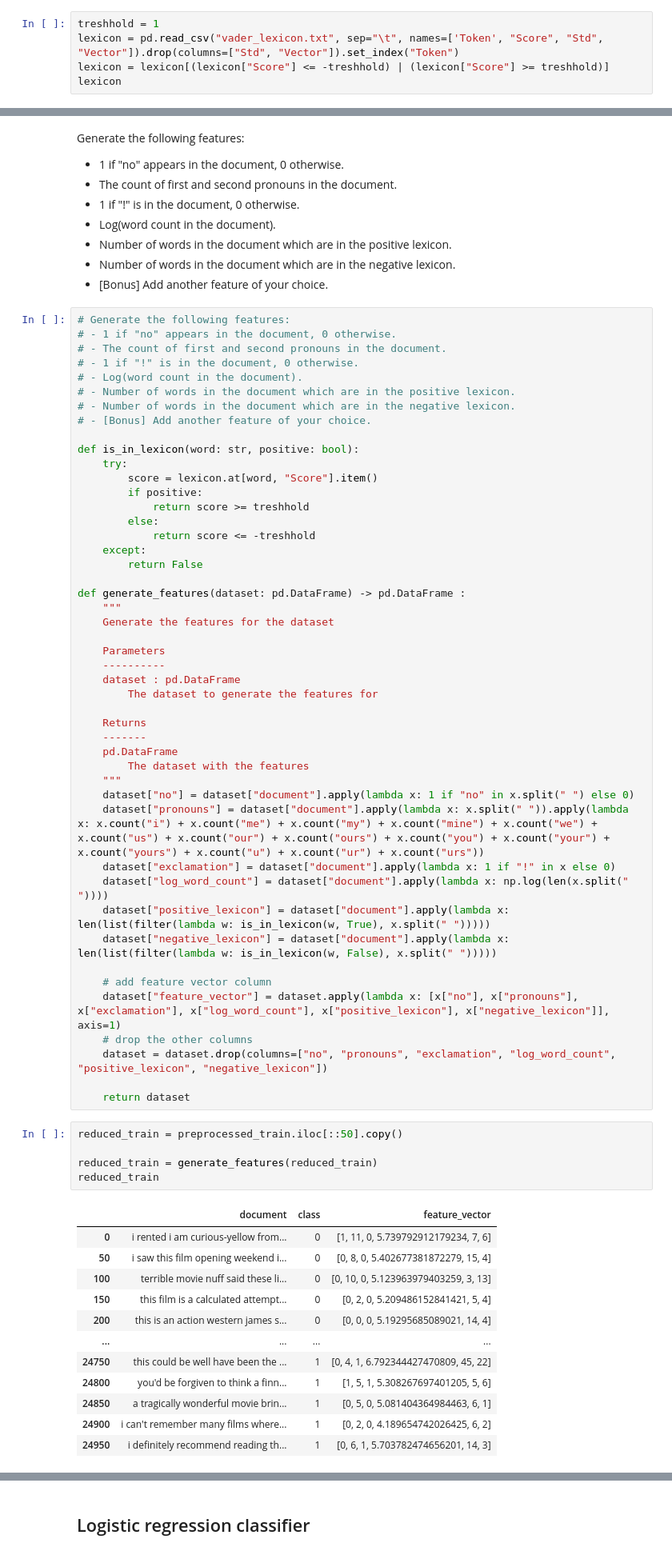
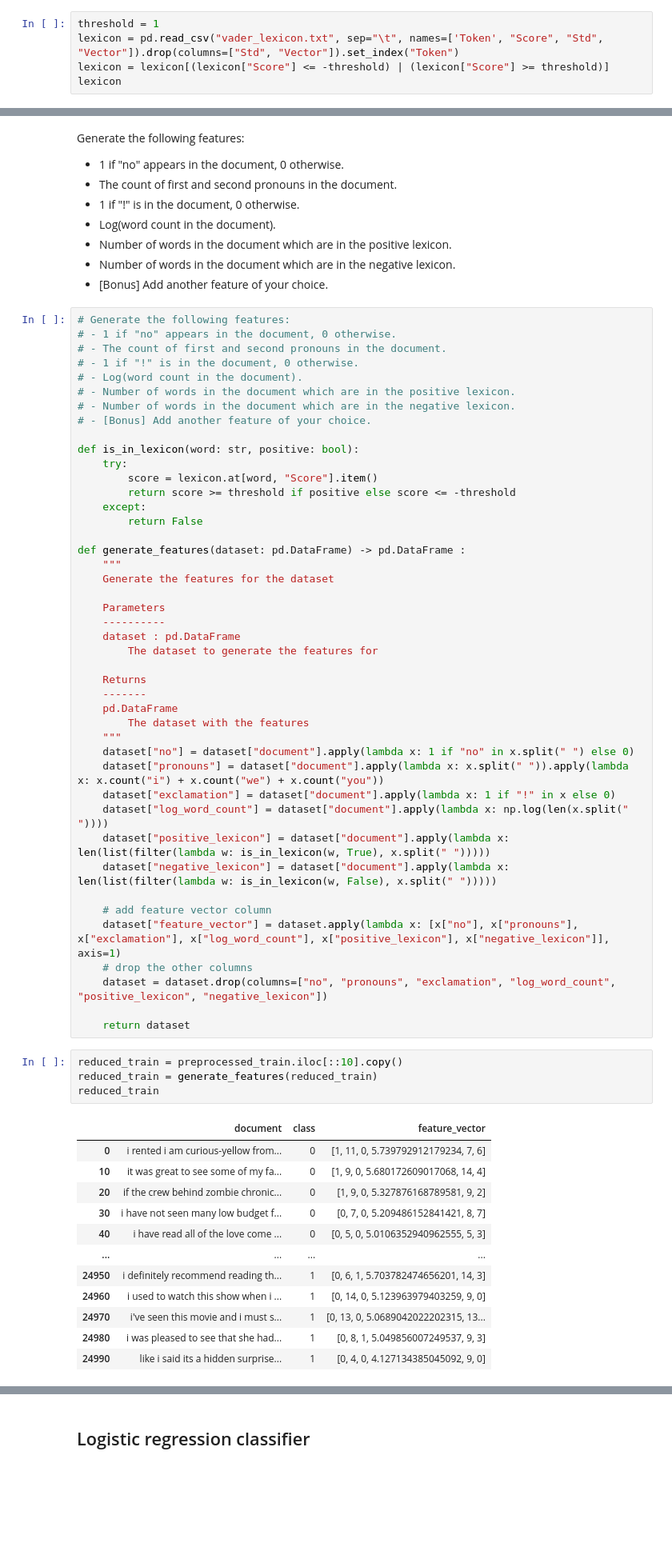
Before and after one commit to QuentinFISCH/nlp1-lab2, a Jupyter notebook: lab03/lab03.ipynb, the cells around one changed output, grey strips where cells are left out. Shown at 80% size. Drawn from its saved outputs; the diff is of its cells as text; blank space fills up the shorter version.

```diff
--- a/lab03/lab03.ipynb
+++ b/lab03/lab03.ipynb
@@ -79,9 +81,9 @@ Deleting all these punctuation: \~|\}|\||\{|`|_|\^|\]|\\|\[|@|\?|>|=|<|;|:|/|\.|
 # %% [markdown]
 Load lexicon and keep only interesting tokens (one above the treshold)
 # %%
-treshhold = 1
+threshold = 1
 lexicon = pd.read_csv("vader_lexicon.txt", sep="\t", names=['Token', "Score", "Std", "Vector"]).drop(columns=["Std", "Vector"]).set_index("Token")
-lexicon = lexicon[(lexicon["Score"] <= -treshhold) | (lexicon["Score"] >= treshhold)]
+lexicon = lexicon[(lexicon["Score"] <= -threshold) | (lexicon["Score"] >= threshold)]
 lexicon
 # %% [output]
 |  | Score |
@@ -120,10 +122,7 @@ Generate the following features:
 def is_in_lexicon(word: str, positive: bool):
     try:
         score = lexicon.at[word, "Score"].item()
-        if positive:
-            return score >= treshhold
-        else:
-            return score <= -treshhold
+        return score >= threshold if positive else score <= -threshold
     except:
         return False
 
@@ -142,7 +141,7 @@ def generate_features(dataset: pd.DataFrame) -> pd.DataFrame :
         The dataset with the features
     """
     dataset["no"] = dataset["document"].apply(lambda x: 1 if "no" in x.split(" ") else 0)
-    dataset["pronouns"] = dataset["document"].apply(lambda x: x.split(" ")).apply(lambda x: x.count("i") + x.count("me") + x.count("my") + x.count("mine") + x.count("we") + x.count("us") + x.count("our") + x.count("ours") + x.count("you") + x.count("your") + x.count("yours") + x.count("u") + x.count("ur") + x.count("urs"))
+    dataset["pronouns"] = dataset["document"].apply(lambda x: x.split(" ")).apply(lambda x: x.count("i") + x.count("we") + x.count("you"))
     dataset["exclamation"] = dataset["document"].apply(lambda x: 1 if "!" in x else 0)
     dataset["log_word_count"] = dataset["document"].apply(lambda x: np.log(len(x.split(" "))))
     dataset["positive_lexicon"] = dataset["document"].apply(lambda x: len(list(filter(lambda w: is_in_lexicon(w, True), x.split(" ")))))
@@ -155,20 +154,19 @@ def generate_features(dataset: pd.DataFrame) -> pd.DataFrame :
 
     return dataset
 # %%
-reduced_train = preprocessed_train.iloc[::50].copy()
-
+reduced_train = preprocessed_train.iloc[::10].copy()
 reduced_train = generate_features(reduced_train)
 reduced_train
 # %% [output]
 |  | document | class | feature_vector |
 | 0 | i rented i am curious-yellow from... | 0 | [1, 11, 0, 5.739792912179234, 7, 6] |
-| 50 | i saw this film opening weekend i... | 0 | [0, 8, 0, 5.402677381872279, 15, 4] |
-| 100 | terrible movie nuff said these li... | 0 | [0, 10, 0, 5.123963979403259, 3, 13] |
-| 150 | this film is a calculated attempt... | 0 | [0, 2, 0, 5.209486152841421, 5, 4] |
-| 200 | this is an action western james s... | 0 | [0, 0, 0, 5.19295685089021, 14, 4] |
+| 10 | it was great to see some of my fa... | 0 | [1, 9, 0, 5.680172609017068, 14, 4] |
+| 20 | if the crew behind zombie chronic... | 0 | [1, 9, 0, 5.327876168789581, 9, 2] |
+| 30 | i have not seen many low budget f... | 0 | [0, 7, 0, 5.209486152841421, 8, 7] |
+| 40 | i have read all of the love come ... | 0 | [0, 5, 0, 5.0106352940962555, 5, 3] |
 | ... | ... | ... | ... |
-| 24750 | this could be well have been the ... | 1 | [0, 4, 1, 6.792344427470809, 45, 22] |
-| 24800 | you'd be forgiven to think a finn... | 1 | [1, 5, 1, 5.308267697401205, 5, 6] |
-| 24850 | a tragically wonderful movie brin... | 1 | [0, 5, 0, 5.081404364984463, 6, 1] |
-| 24900 | i can't remember many films where... | 1 | [0, 2, 0, 4.189654742026425, 6, 2] |
 | 24950 | i definitely recommend reading th... | 1 | [0, 6, 1, 5.703782474656201, 14, 3] |
+| 24960 | i used to watch this show when i ... | 1 | [0, 14, 0, 5.123963979403259, 9, 0] |
+| 24970 | i've seen this movie and i must s... | 1 | [0, 13, 0, 5.0689042022202315, 13... |
+| 24980 | i was pleased to see that she had... | 1 | [0, 8, 1, 5.049856007249537, 9, 3] |
+| 24990 | like i said its a hidden surprise... | 1 | [0, 4, 0, 4.127134385045092, 9, 0] |
```
Also changed, not shown: parts of 18 cells of this notebook, 2 other files.
